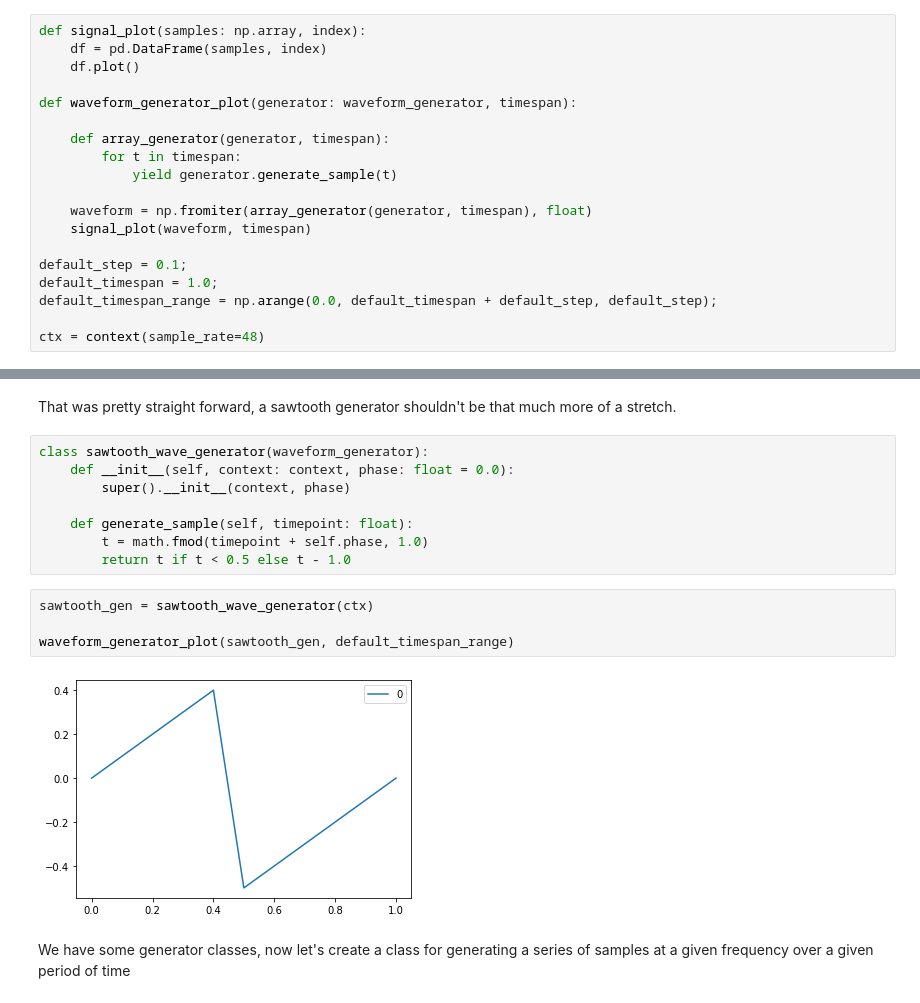
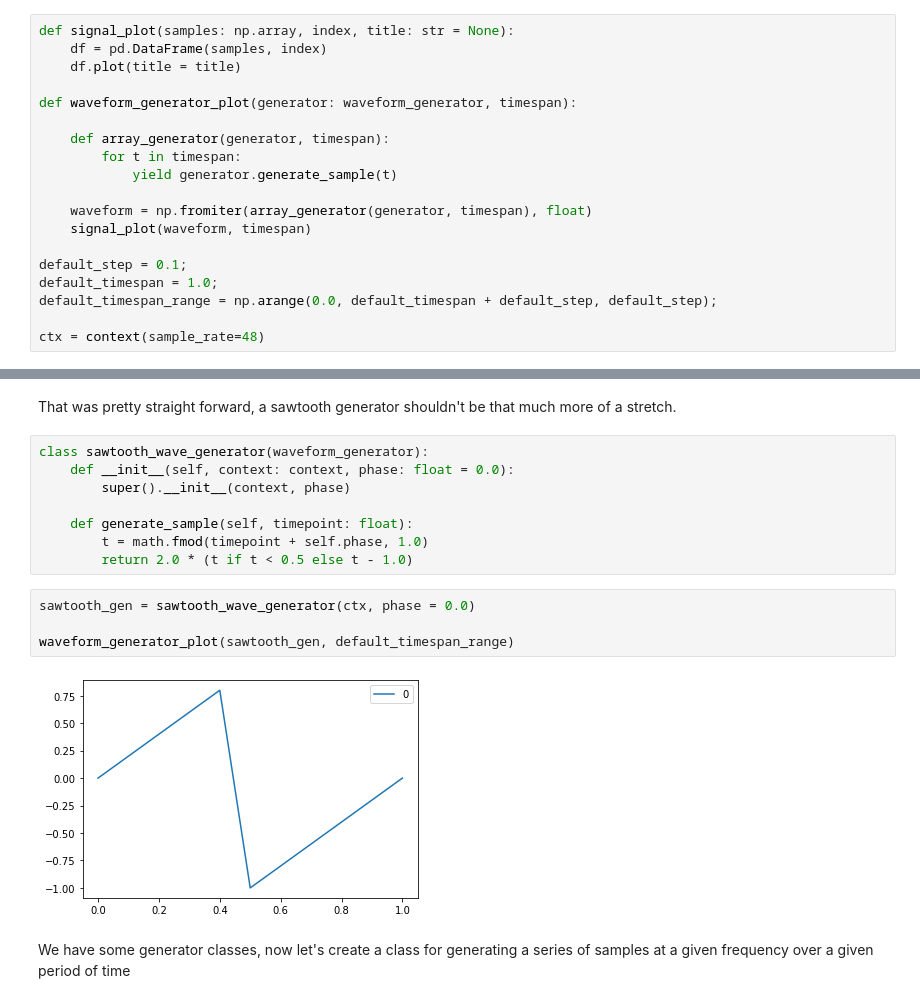
Before and after one commit to wemblykj/AISynth, a Jupyter notebook: ai-synth.ipynb, the cells around one changed output, grey strips where cells are left out. Cells and saved outputs as stored; diff of their text form.

```diff
--- a/ai-synth.ipynb
+++ b/ai-synth.ipynb
@@ -79,9 +81,9 @@ class waveform_generator:
 # %% [markdown]
 Set up a basic test environment that will allow us to plot our generator classes
 # %%
-def signal_plot(samples: np.array, index):
+def signal_plot(samples: np.array, index, title: str = None):
     df = pd.DataFrame(samples, index)
-    df.plot()
+    df.plot(title = title)
 
 def waveform_generator_plot(generator: waveform_generator, timespan):
 
@@ -150,12 +152,12 @@ class sawtooth_wave_generator(waveform_generator):
 
     def generate_sample(self, timepoint: float):
         t = math.fmod(timepoint + self.phase, 1.0)
-        return t if t < 0.5 else t - 1.0
+        return 2.0 * (t if t < 0.5 else t - 1.0)
 # %%
-sawtooth_gen = sawtooth_wave_generator(ctx)
+sawtooth_gen = sawtooth_wave_generator(ctx, phase = 0.0)
 
 waveform_generator_plot(sawtooth_gen, default_timespan_range)
 # %% [output]
-[figure, old version]
+[figure, new version]
 # %% [markdown]
 We have some generator classes, now let's create a class for generating a series of samples at a given frequency over a given period of time
```
Also changed, not shown: parts of 25 cells of this notebook.
